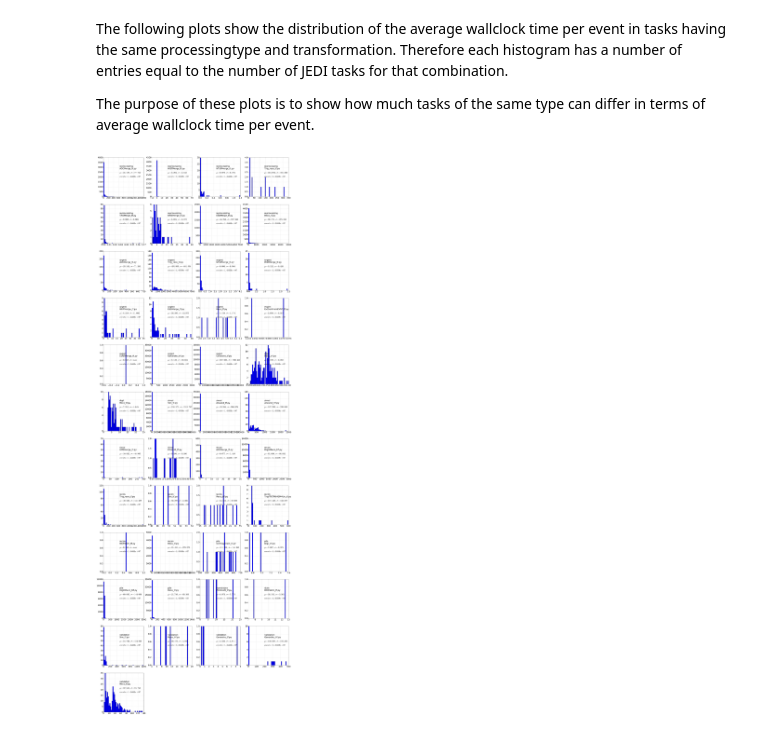
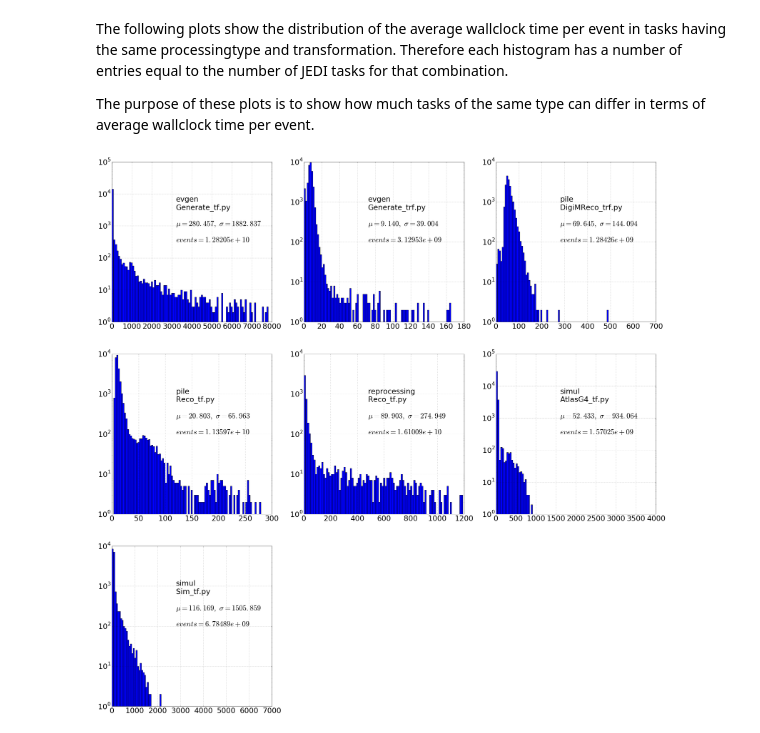
Before and after one commit to sciaba/ATLAS-CPU-time-analysis, a Jupyter notebook: Notebooks/Job_CPUtime_analysis.ipynb, the cells around one changed output. Drawn from its saved outputs; the diff is of its cells as text; code cells hidden in the pictures.

```diff
--- a/Notebooks/Job_CPUtime_analysis.ipynb
+++ b/Notebooks/Job_CPUtime_analysis.ipynb
@@ -345,30 +305,32 @@ for p in set(df['processingtype']):
 The following plots show the distribution of the average wallclock time per event in tasks having the same processingtype and transformation. Therefore each histogram has a number of entries equal to the number of JEDI tasks for that combination.
 
 The purpose of these plots is to show how much tasks of the same type can differ in terms of average wallclock time per event.
-# %%
-fig = plt.figure(figsize=(40,120))
-plt.rcParams.update({'font.size': 25})
-i = 1
-for p in set(df['processingtype']):
-    trans = set(df[df['processingtype'] == p]['transformation'])
-    for t in trans:
-        wcevt = df[(df['processingtype'] == p) & (df['transformation'] == t)][['wallevt_avg', 'wallevt_rms', 'jevts']]
-        sp = plt.subplot(12, 4, i)
-        mean = wcevt['wallevt_avg'].mean()
-        std = wcevt['wallevt_avg'].std()
-        jevts = cpuevt['jevts'].sum()
-        wcevt['wallevt_avg'].hist(bins=50)
-        xrange = sp.get_xlim()
-        yrange = sp.get_ylim()
-        a_x = xrange[0] + (xrange[1]-xrange[0])*.4
-        a_y1 = yrange[0] + (yrange[1]-yrange[0])*.7
-        a_y2 = yrange[0] + (yrange[1]-yrange[0])*.6
-        a_y3 = yrange[0] + (yrange[1]-yrange[0])*.5
-        plt.text(a_x, a_y1, p+'\n'+t)
-        stats = r'$\mu=%.3f,\ \sigma=%.3f$' % (mean, std)
-        plt.text(a_x, a_y2, stats)
-        stats = r'$\mathit{events}=%g$' % jevts
-        plt.text(a_x, a_y3, stats)
-        i += 1
-# %% [output]
-[figure, removed]
+# %%
+fig = plt.figure(figsize=(40,40))
+plt.rcParams.update({'font.size': 30})
+var = 'wallevt_avg'
+wc_tot = df['wc'].sum()
+i = 1
+
+grouped = df.groupby(['processingtype', 'transformation'], as_index=False)
+
+for (p, t), g in grouped:
+    if re.search(r"merge", t, flags=re.IGNORECASE):
+        continue
+    if g['wc'].sum() < 0.015 * wc_tot:
+        continue
+    mean = g[var].mean()
+    std = g[var].std()
+    range = [0., mean + std * 4]
+    sp = plt.subplot(3, 3, i)
+    g[var].hist(bins=100, range=range, log=True)
+    t_x = lambda x: sp.get_xlim()[0] + (sp.get_xlim()[1] - sp.get_xlim()[0]) * x
+    t_y = lambda x: sp.get_ylim()[0] + (sp.get_ylim()[1] - sp.get_ylim()[0]) * x
+    plt.text(t_x(0.4), t_y(1.)**.7, p+'\n'+t)
+    stats = r'$\mu=%.3f,\ \sigma=%.3f$' % (mean, std)
+    plt.text(t_x(.4), t_y(1.)**.6, stats)
+    stats = r'$\mathit{events}=%g$' % g['jevts'].sum()
+    plt.text(t_x(.4), t_y(1.)**.5, stats)
+    i += 1
+# %% [output]
+[figure, added]
```
Also changed, not shown: parts of 19 cells of this notebook.
